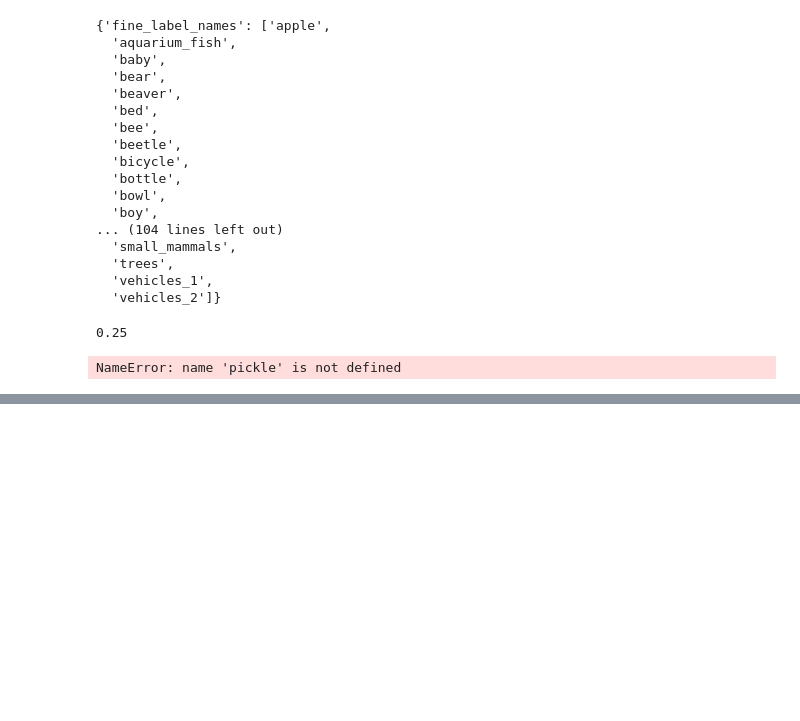
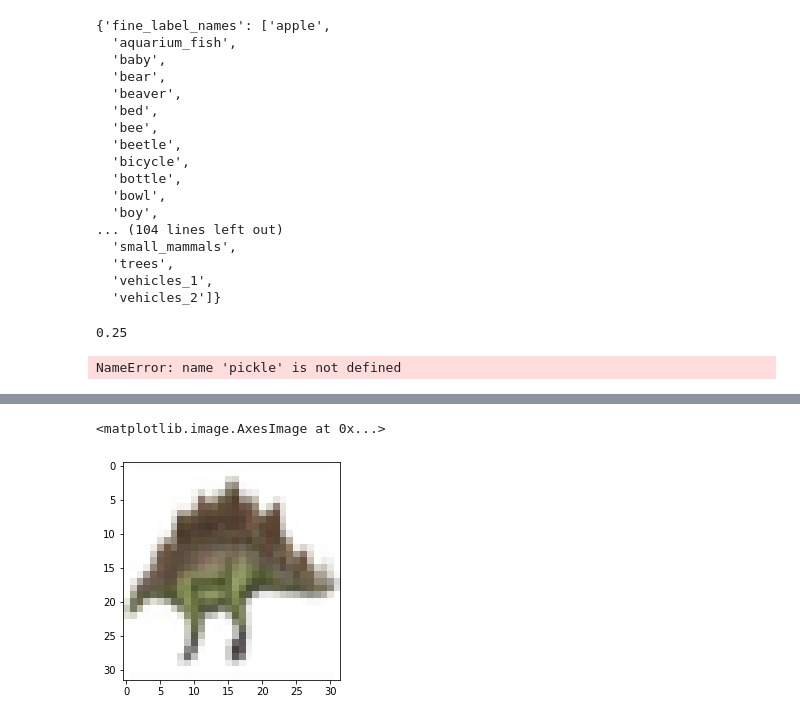
Before and after one commit to jdunnmon/pytorch-classification, a Jupyter notebook: notebooks/analyze-superclass-results-08-20.ipynb, the cells around one changed output, grey strips where cells are left out. Drawn from its saved outputs; the diff is of its cells as text; code cells hidden in the pictures; blank space fills up the shorter version.

```diff
--- a/notebooks/analyze-superclass-results-08-20.ipynb
+++ b/notebooks/analyze-superclass-results-08-20.ipynb
@@ -297,0 +304,5 @@ NameError: name 'pickle' is not defined
+# %%
+plt.imshow(bus_data[ind])
+# %% [output]
+<matplotlib.image.AxesImage at 0x...>
+[figure, added]
```
Also changed, not shown: parts of 8 cells of this notebook, 3 other files.
